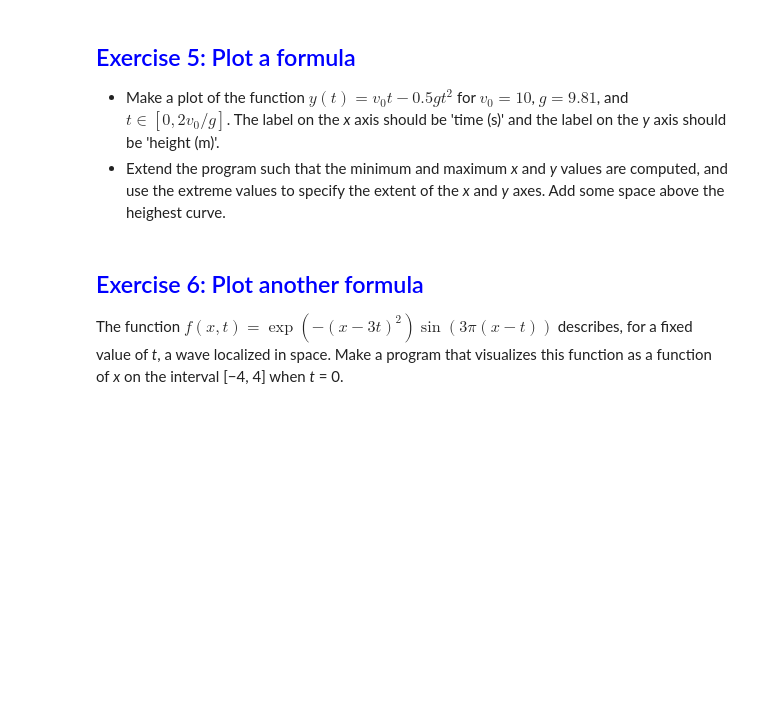
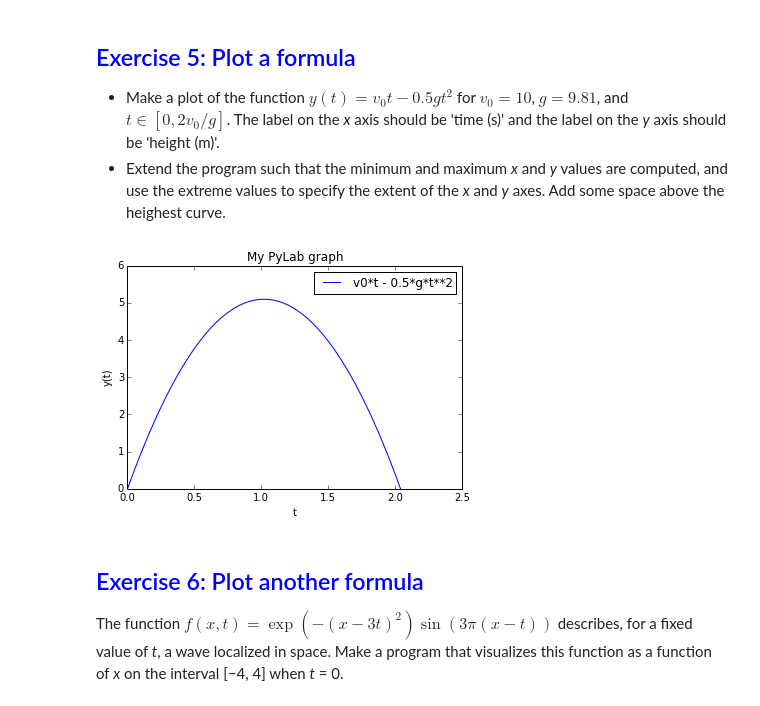
Before and after one commit to thomasgibson/Introduction-to-Python-programming-for-MPECDT, a Jupyter notebook: notebook/Python-4.ipynb, the cells around one changed output. Saved outputs shown, nothing was run; the diff lists cells and outputs as text; code cells hidden in the pictures; blank space fills up the shorter version.

```diff
--- a/notebook/Python-4.ipynb
+++ b/notebook/Python-4.ipynb
@@ -285,6 +305,28 @@ show()
 ## <span style="color:blue">Exercise 5: Plot a formula</span>
 * Make a plot of the function $y(t) = v_0t − 0.5gt^2$ for $v_0 = 10$, $g = 9.81$, and $t \in [0, 2v_0/g]$. The label on the *x* axis should be 'time (s)' and the label on the *y* axis should be 'height (m)'.
 * Extend the program such that the minimum and maximum *x* and *y* values are computed, and use the extreme values to specify the extent of the *x* and *y* axes. Add some space above the heighest curve.
+# %%
+from pylab import *
+
+v0 = 10
+g = 9.81
+
+t = linspace(0,2*v0/g)
+
+def y(t):
+    return v0*t - 0.5*g*t**2
+
+f = y(t)
+plot(t, f)
+
+xlabel('t')
+ylabel('y(t)')
+legend(('v0*t - 0.5*g*t**2',))
+
+title('My PyLab graph')
+show()
+# %% [output]
+[figure, added]
 # %% [markdown]
 ## <span style="color:blue">Exercise 6: Plot another formula</span>
 The function</br></br>
```
Also changed, not shown: parts of 10 cells of this notebook.
